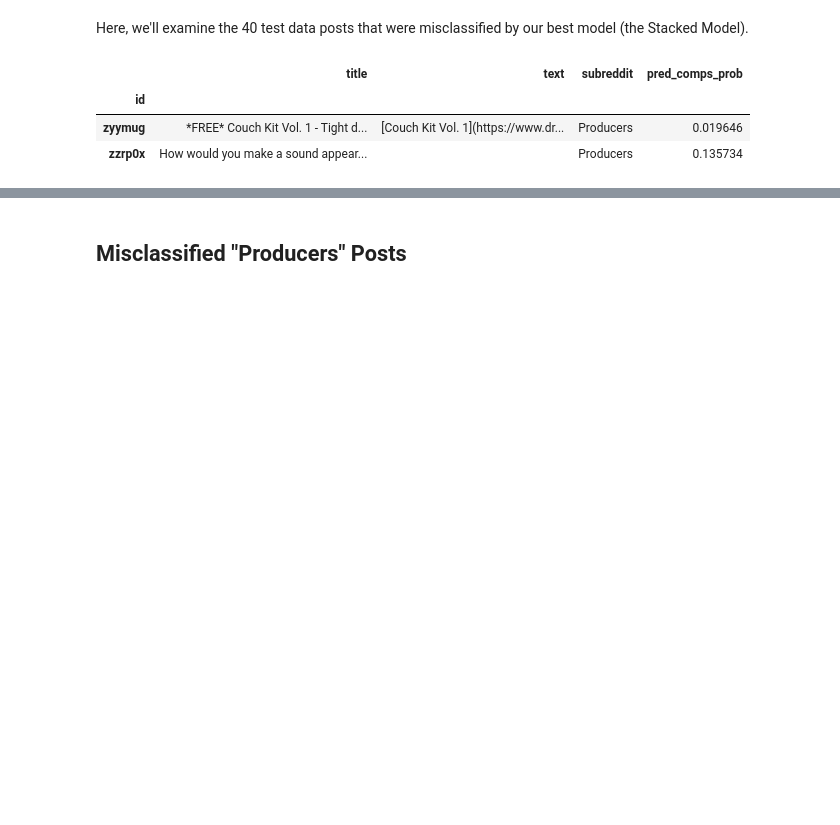
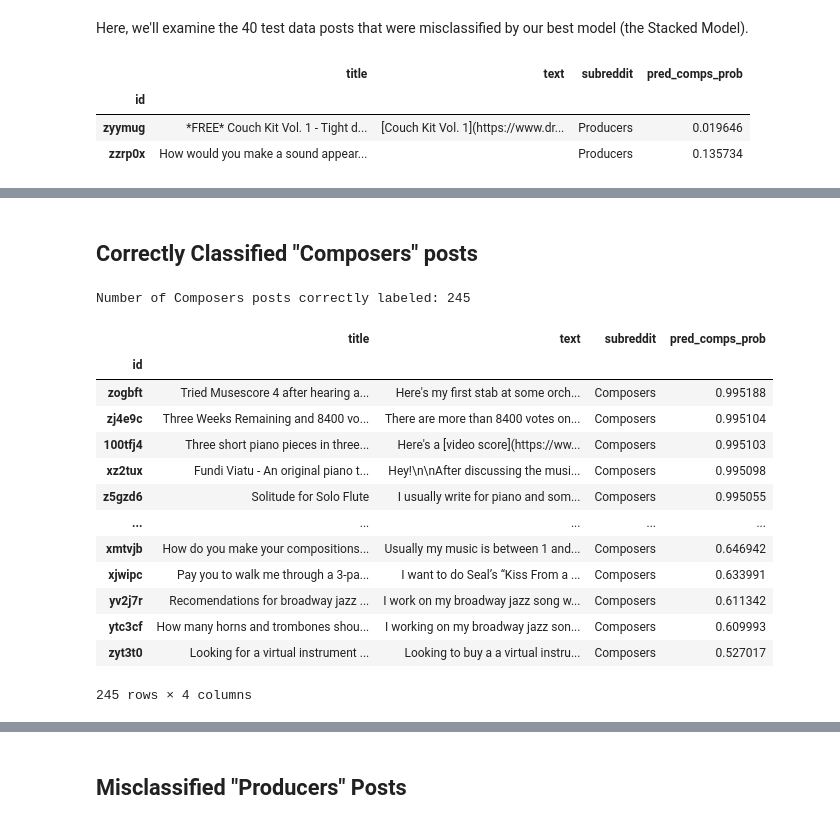
Before and after one commit to simonlazarus/Classifying-Music-Makers-from-Message-Data, a Jupyter notebook: code/04_modeling.ipynb, the cells around one changed output, grey strips where cells are left out. Drawn from its saved outputs; the diff is of its cells as text; code cells hidden in the pictures; blank space fills up the shorter version.

```diff
--- a/code/04_modeling.ipynb
+++ b/code/04_modeling.ipynb
@@ -1155,0 +1200,22 @@ test_df.head(2)
+# %% [markdown]
+## Correctly Classified "Composers" posts
+# %%
+good_comps = test_df[ (test_df['subreddit']=='Composers') & (test_df['pred_comps_prob']>.5)]
+print(f"Number of Composers posts correctly labeled: {len(good_comps)}")
+good_comps.sort_values('pred_comps_prob', ascending=False)
+# %% [output]
+Number of Composers posts correctly labeled: 245
+|  | title | text | subreddit | pred_comps_prob |
+| id |  |  |  |  |
+| zogbft | Tried Musescore 4 after hearing a... | Here's my first stab at some orch... | Composers | 0.995188 |
+| zj4e9c | Three Weeks Remaining and 8400 vo... | There are more than 8400 votes on... | Composers | 0.995104 |
+| 100tfj4 | Three short piano pieces in three... | Here's a [video score](https://ww... | Composers | 0.995103 |
+| xz2tux | Fundi Viatu - An original piano t... | Hey!\n\nAfter discussing the musi... | Composers | 0.995098 |
+| z5gzd6 | Solitude for Solo Flute | I usually write for piano and som... | Composers | 0.995055 |
+| ... | ... | ... | ... | ... |
+| xmtvjb | How do you make your compositions... | Usually my music is between 1 and... | Composers | 0.646942 |
+| xjwipc | Pay you to walk me through a 3-pa... | I want to do Seal’s “Kiss From a ... | Composers | 0.633991 |
+| yv2j7r | Recomendations for broadway jazz ... | I work on my broadway jazz song w... | Composers | 0.611342 |
+| ytc3cf | How many horns and trombones shou... | I working on my broadway jazz son... | Composers | 0.609993 |
+| zyt3t0 | Looking for a virtual instrument ... | Looking to buy a a virtual instru... | Composers | 0.527017 |
+245 rows × 4 columns
```
Also changed, not shown: parts of 9 cells of this notebook, 4 other files.
